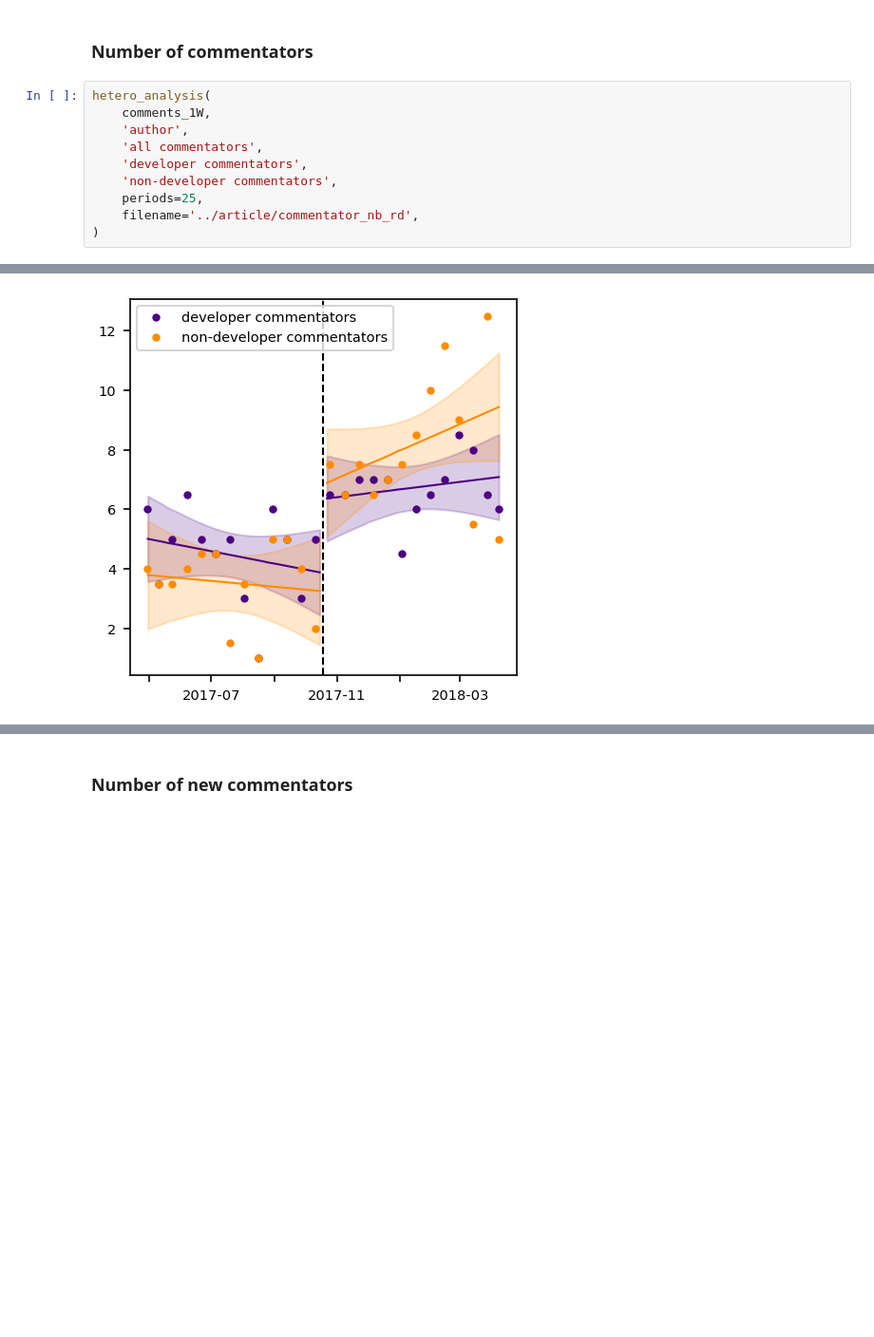
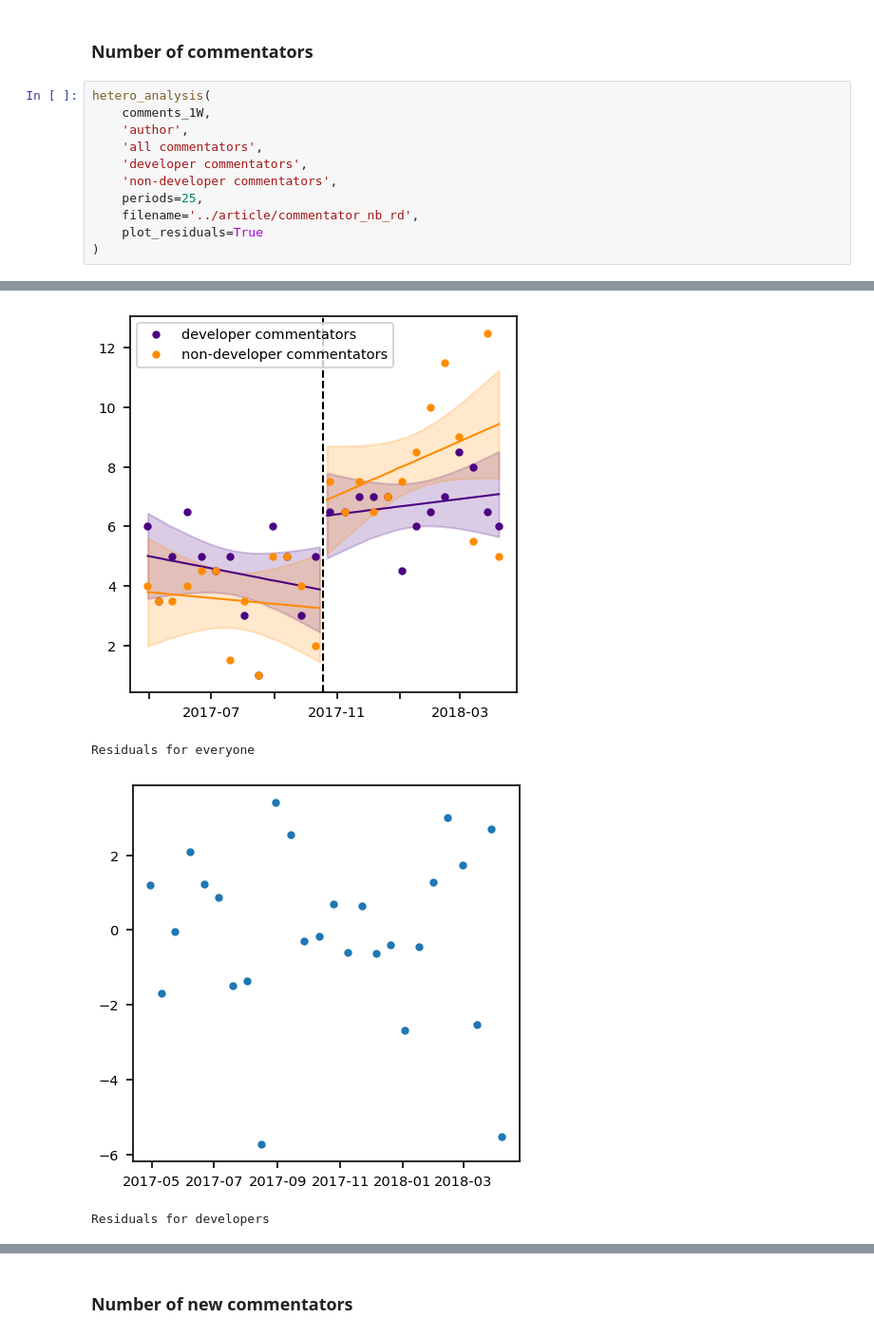
Before and after one commit to Zimmi48/impact-of-switching-bug-trackers, a Jupyter notebook: analysis/GitHub_migration.ipynb, the cells around one changed output, grey strips where cells are left out. Shown at 95% size. Saved outputs shown, nothing was run; the diff lists cells and outputs as text; blank space fills up the shorter version.

```diff
--- a/analysis/GitHub_migration.ipynb
+++ b/analysis/GitHub_migration.ipynb
@@ -1620,29 +1652,33 @@ constant                 1.79 ***       (0.474)         0.00016
 # %%
 hetero_analysis(
     comments_1W,
     'author',
     'all commentators',
     'developer commentators',
     'non-developer commentators',
     periods=25,
     filename='../article/commentator_nb_rd',
+    plot_residuals=True
 )
 # %% [output]
 Outcome variable:       author
 No of observations:     50.0
                         coef            std err         P>|t|
 -----------------------------------------------------------------
 after switch             6.19 ***       (1.81)          0.000649
 after switch*reldate     0.205          (0.118)         0.0822
 reldate                  -0.0692        (0.0833)        0.406
 constant                 7.06 ***       (1.54)          4.78e-06
 
 
 Outcome variable:       dev_author
 No of observations:     50.0
 ... (12 lines left out)
 after switch             3.66 **        (1.17)          0.00184
 after switch*reldate     0.128          (0.0924)        0.165
 reldate                  -0.0223        (0.0463)        0.63
 constant                 3.23 ***       (0.861)         0.000177
 [figure]
+Residuals for everyone
+[figure, added]
+Residuals for developers
```
Also changed, not shown: parts of 34 cells of this notebook.
